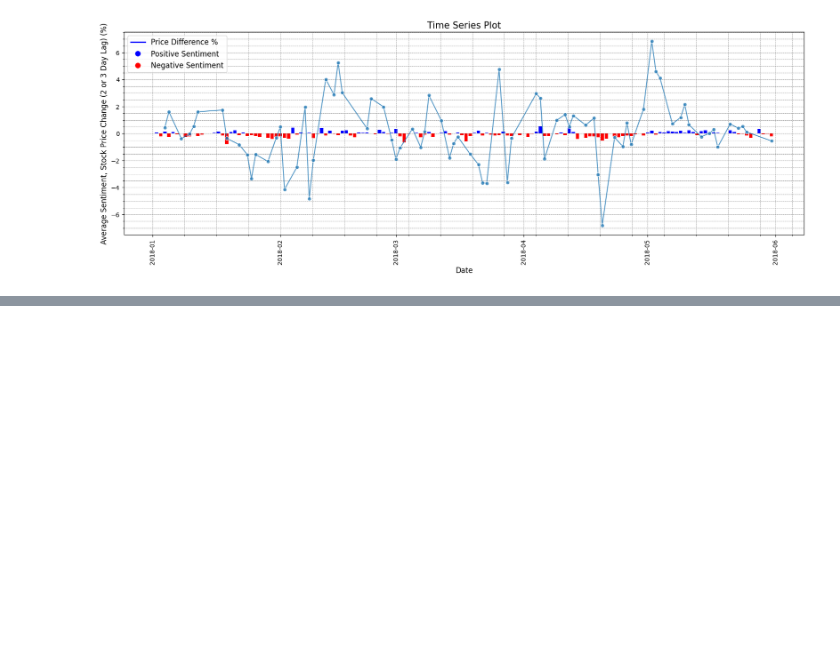
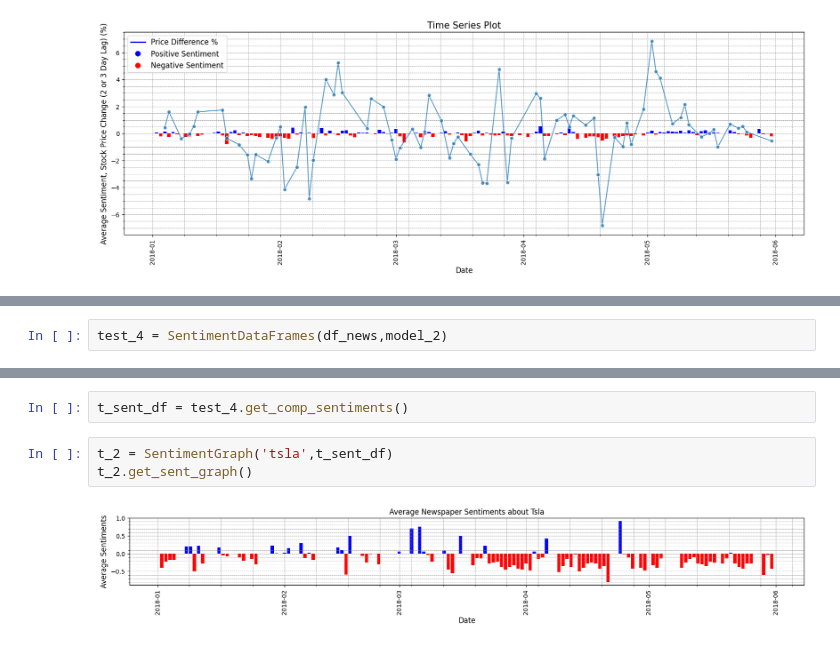
Before and after one commit to KaimiHuang/Quantifying-News-Sentiment-and-Its-Correlation-with-Stock-Price-Changes, a Jupyter notebook: main.ipynb, the cells around one changed output, grey strips where cells are left out. Saved outputs shown, nothing was run; the diff lists cells and outputs as text; blank space fills up the shorter version.

```diff
--- a/main.ipynb
+++ b/main.ipynb
@@ -1037,0 +1126,2 @@ c.get_timeseriesplot()
+# %%
+test_4 = SentimentDataFrames(df_news,model_2)
@@ -1037,0 +1162,7 @@ c.get_timeseriesplot()
+# %%
+t_sent_df = test_4.get_comp_sentiments()
+# %%
+t_2 = SentimentGraph('tsla',t_sent_df)
+t_2.get_sent_graph()
+# %% [output]
+[figure, added]
```
Also changed, not shown: parts of 22 cells of this notebook.
